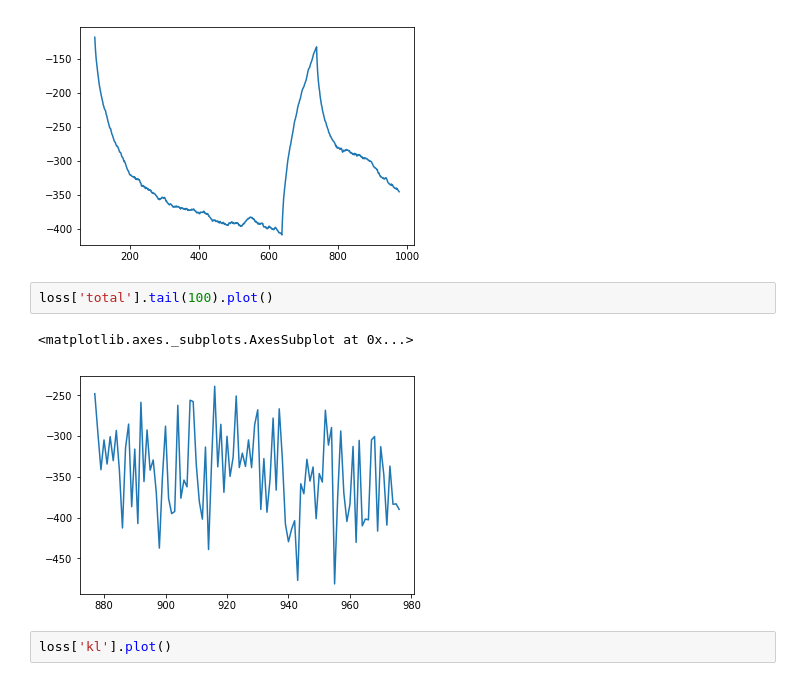
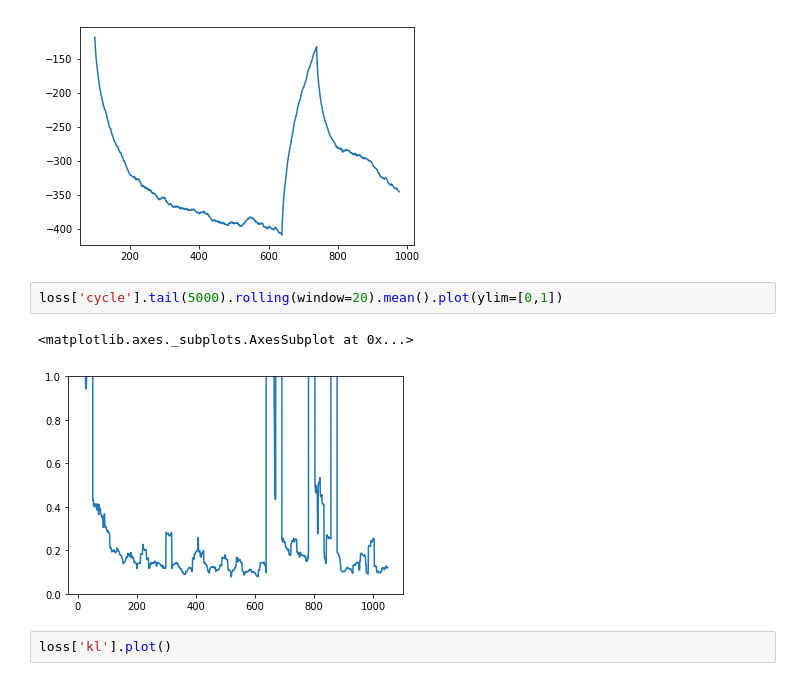
Before and after one commit to SimonTreu/sdvae, a Jupyter notebook: loss.ipynb, the cells around one changed output. Cells and saved outputs as stored; diff of their text form.

```diff
--- a/loss.ipynb
+++ b/loss.ipynb
@@ -20,11 +23,11 @@ loss['total'].tail(5000).rolling(window=100).mean().plot()
 # %% [output]
 <matplotlib.axes._subplots.AxesSubplot at 0x...>
 [figure]
-# %%
-loss['total'].tail(100).plot()
-# %% [output]
-<matplotlib.axes._subplots.AxesSubplot at 0x...>
-[figure, removed]
+# %%
+loss['cycle'].tail(5000).rolling(window=20).mean().plot(ylim=[0,1])
+# %% [output]
+<matplotlib.axes._subplots.AxesSubplot at 0x...>
+[figure, added]
 # %%
 loss['kl'].plot()
 # %% [output]
```
Also changed, not shown: parts of 2 cells of this notebook, 4 other files.
